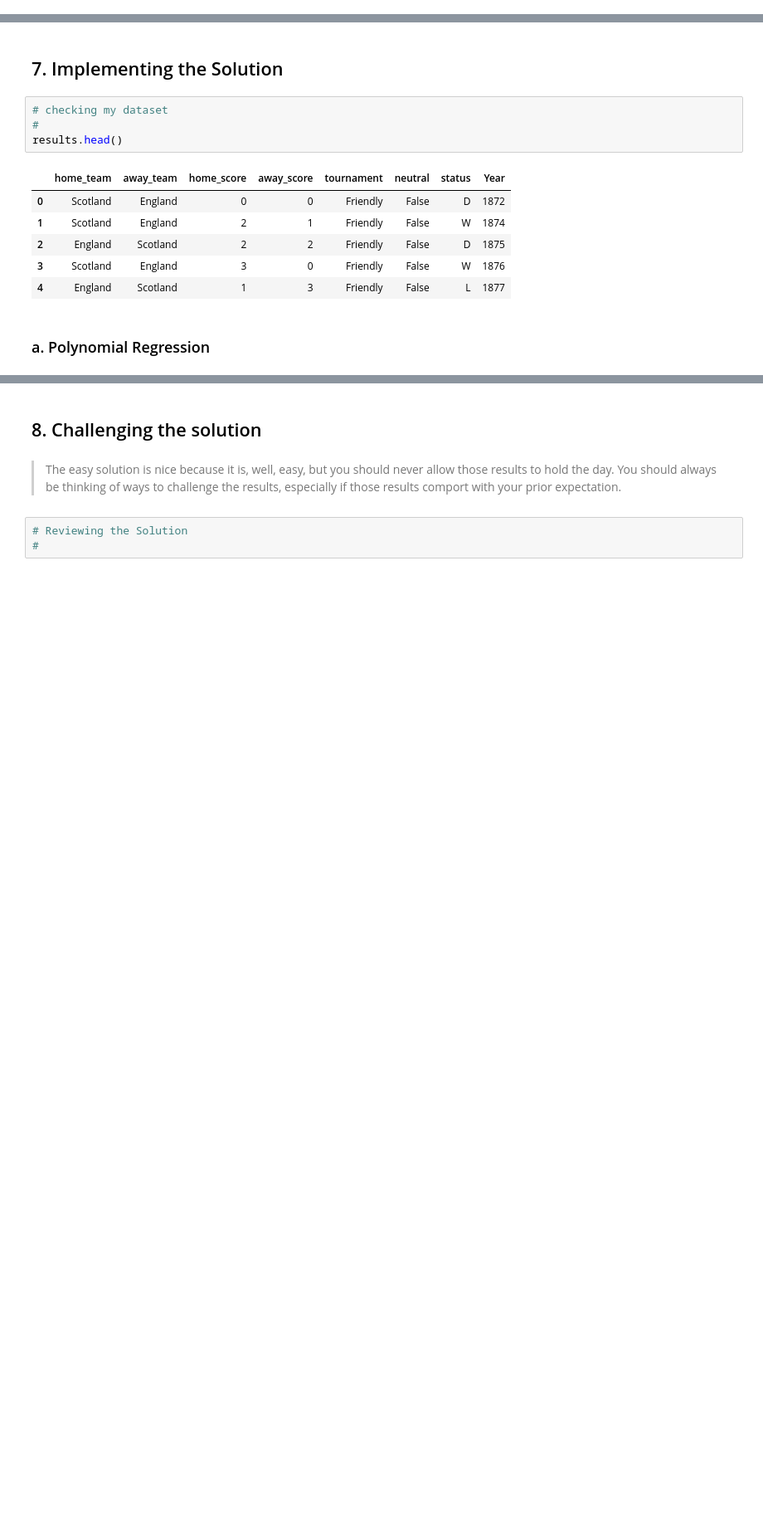
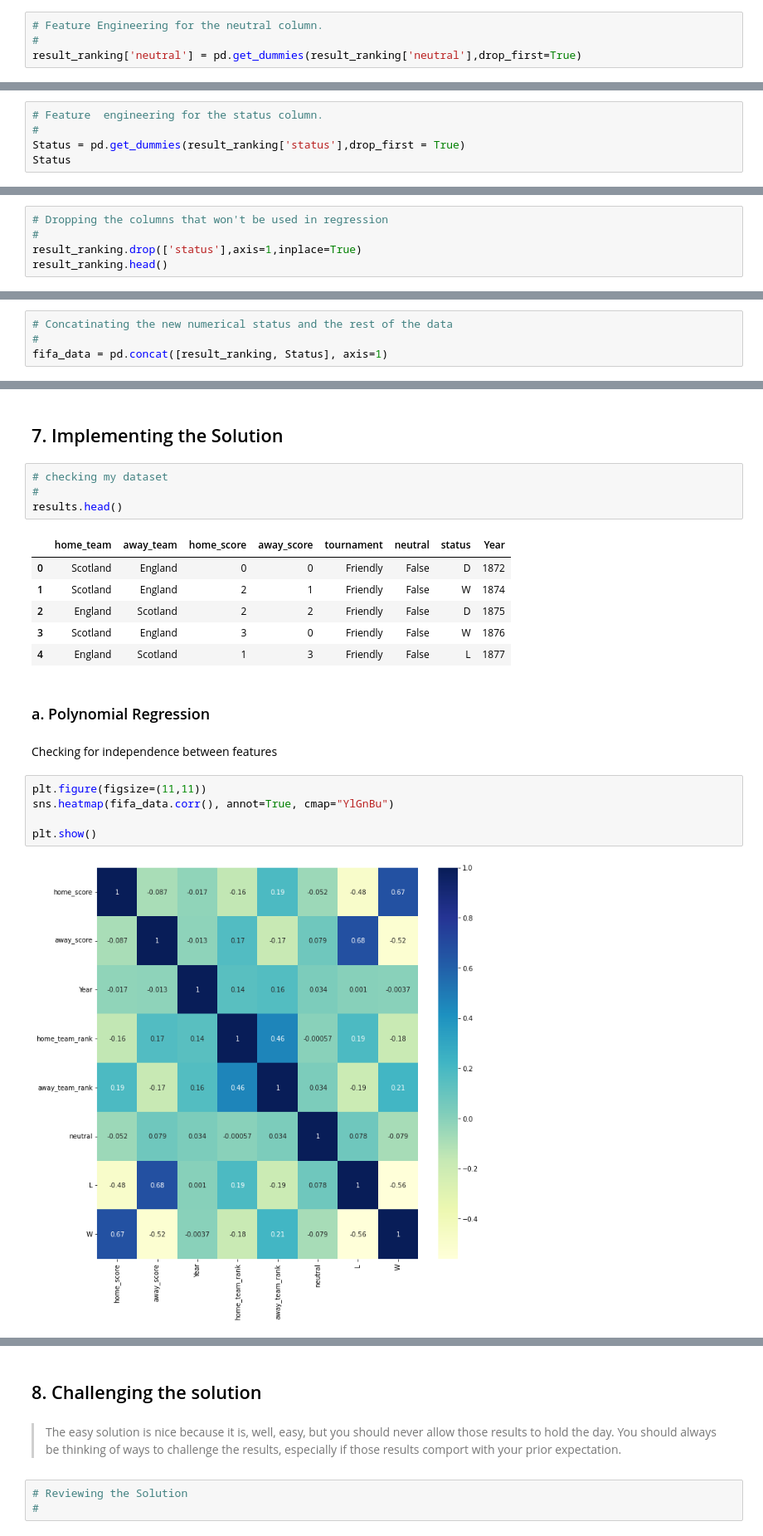
Before and after one commit to mburu-mwangi/Moringa-Machine-Learning-Wk-1, a Jupyter notebook: Moringa_Data_Science_Core_W6_Independent_Project_2021_10_Alfonce_Mwangi_Python_Notebook.ipynb, the cells around one changed output, grey strips where cells are left out. Shown at 83% size. Drawn from its saved outputs; the diff is of its cells as text; blank space fills up the shorter version.

```diff
--- a/Moringa_Data_Science_Core_W6_Independent_Project_2021_10_Alfonce_Mwangi_Python_Notebook.ipynb
+++ b/Moringa_Data_Science_Core_W6_Independent_Project_2021_10_Alfonce_Mwangi_Python_Notebook.ipynb
@@ -496,0 +595,4 @@ process.tail()
+# %%
+# Feature Engineering for the neutral column.
+#
+result_ranking['neutral'] = pd.get_dummies(result_ranking['neutral'],drop_first=True)
@@ -496,0 +608,5 @@ process.tail()
+# %%
+# Feature  engineering for the status column.
+#
+Status = pd.get_dummies(result_ranking['status'],drop_first = True)
+Status
@@ -496,0 +627,5 @@ process.tail()
+# %%
+# Dropping the columns that won't be used in regression
+#
+result_ranking.drop(['status'],axis=1,inplace=True)
+result_ranking.head()
@@ -496,0 +639,4 @@ process.tail()
+# %%
+# Concatinating the new numerical status and the rest of the data
+#
+fifa_data = pd.concat([result_ranking, Status], axis=1)
@@ -555,5 +711,14 @@ results.head()
 | 4 | England | Scotland | 1 | 3 | Friendly | False | L | 1877 |
 # %% [markdown]
 ### a. Polynomial Regression
+# %% [markdown]
+Checking for independence between features
+# %%
+plt.figure(figsize=(11,11))
+sns.heatmap(fifa_data.corr(), annot=True, cmap="YlGnBu")
+
+plt.show()
+# %% [output]
+[figure, added]
 # %%
 # fitting the polynomial regression
```
Also changed, not shown: parts of 19 cells of this notebook.
